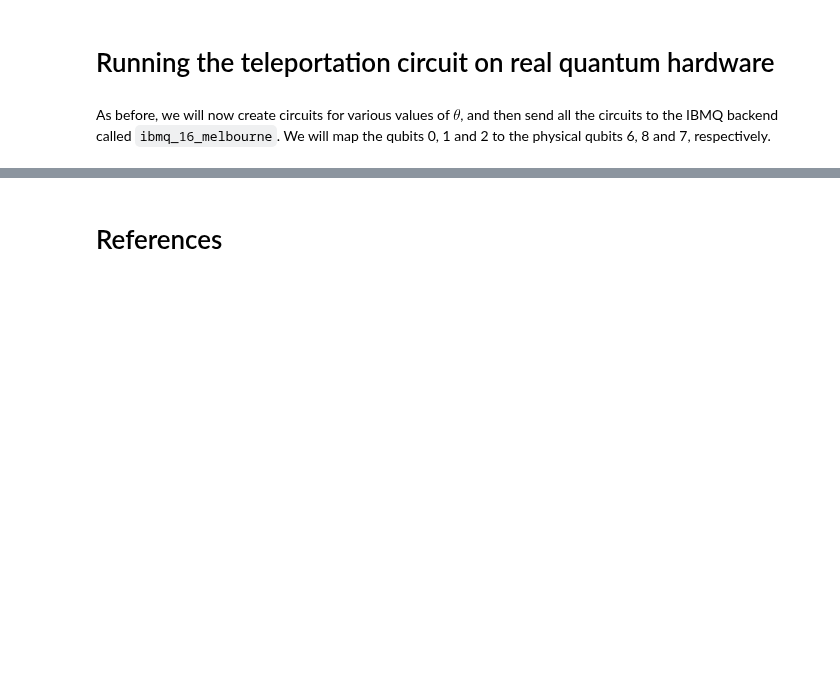
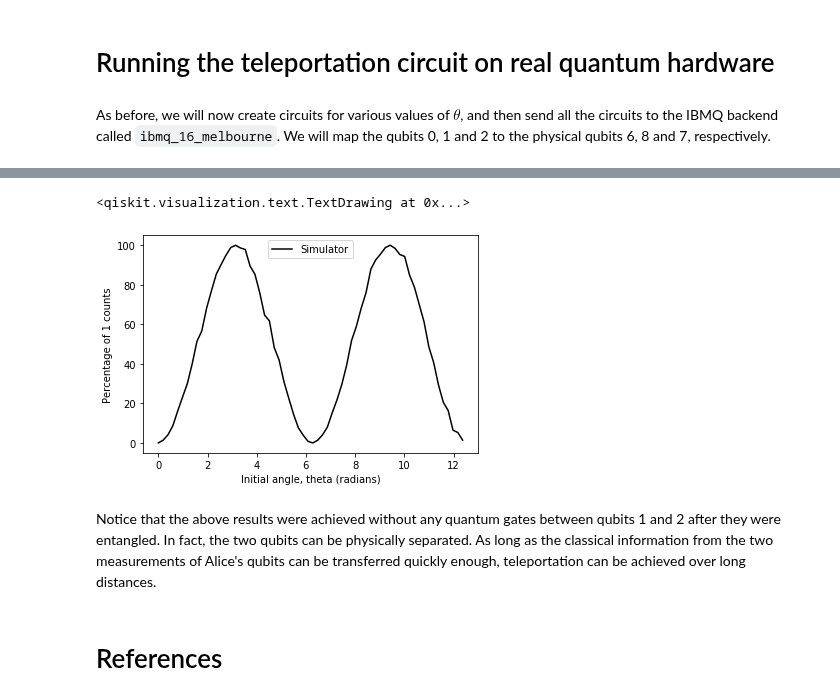
Before and after one commit to qiskit-community/qiskit-community-tutorials, a Jupyter notebook: Coding_With_Qiskit/ep5_Quantum_Teleportation.ipynb, the cells around one changed output, grey strips where cells are left out. Drawn from its saved outputs; the diff is of its cells as text; code cells hidden in the pictures; blank space fills up the shorter version.

Commit message:
Added classical measurement section of ep5

```diff
--- a/Coding_With_Qiskit/ep5_Quantum_Teleportation.ipynb
+++ b/Coding_With_Qiskit/ep5_Quantum_Teleportation.ipynb
@@ -261,3 +266,67 @@ plotter.show()
+# %%
+thetas = np.arange(0, 4*np.pi, np.pi/16)
+circuits_classicalcontrol = []
+for theta in thetas:
+    cr1 = ClassicalRegister(1)
+    cr2 = ClassicalRegister(1)
+    cr3 = ClassicalRegister(1)
+    qr = QuantumRegister(3)
+    circuit = QuantumCircuit(qr, cr1, cr2, cr3)
+
+    # ========================
+    # Step 0: Create the state to be teleported in qubit 0
+    circuit.h(0)
+    circuit.rz(theta, 0)
+    circuit.barrier()
+    # ========================
+    # Step 1: create an entangled Bell pair between Alice and Bob (qubits 1 and 2)
+    circuit.h(1)
+    circuit.cx(1,2)
+    circuit.barrier()
+    # ========================
+    # Step 2: Alice applies a series of operations
+    # between the state to teleport (qubit 0) and her half of the Bell pair (qubit 1)
+    circuit.cx(0,1)
+    circuit.h(0)
+    circuit.barrier()
+    # ========================
+    # Step 3: Alice measures both qubits 0 and 1
+    circuit.measure([0, 1], [0, 1]) # results stored in classical bits 0 and 1, respectively
+    circuit.barrier()
+    # ========================
+    # Step 4: Now that Alice has measured the two qubits, their states have collapsed to 0 and 1.
+    # Use the classical bits from Alice's measurements to do operations on Bob's half of the Bell pair
+    circuit.x(2).c_if(cr2, 1)
+    circuit.z(2).c_if(cr1, 1)
+    circuit.barrier()
+    # Step 5: Done! Measure Bob's qubit in the Hadamard basis to find out what state it is in
+    circuit.h(2)
+    circuit.measure([2], [2])
+
+    circuits_classicalcontrol.append(circuit)
+
+circuits_classicalcontrol[0].draw()
+# %% [output]
+<qiskit.visualization.text.TextDrawing at 0x...>
+# %%
+simulator = Aer.get_backend('qasm_simulator')
+simresult_classicalcontrol = execute(circuits_classicalcontrol, backend=simulator, shots=512).result()
+
+percent_ones_sim = []
+for ii in range(len((circuits))):
+    thiscircuit_counts = simresult_classicalcontrol.get_counts(ii)
+    num_c2_ones = sum(thiscircuit_counts[c2c1c0] for c2c1c0 in thiscircuit_counts if c2c1c0[0] == '1')
+    percent_ones_sim.append(num_c2_ones*100./512)
+
+plotter.plot(thetas, percent_ones_sim, 'k', label='Simulator')
+plotter.xlabel('Initial angle, theta (radians)')
+plotter.ylabel('Percentage of 1 counts')
+plotter.legend()
+plotter.show()
+# %% [output]
+[figure, added]
+# %% [markdown]
+Notice that the above results were achieved without any quantum gates between qubits 1 and 2 after they were entangled. In fact, the two qubits can be physically separated. As long as the classical information from the two measurements of Alice's qubits can be transferred quickly enough, teleportation can be achieved over long distances.
 # %% [markdown]
 # References
 # %% [markdown]
```
Also changed, not shown: parts of 6 cells of this notebook.
